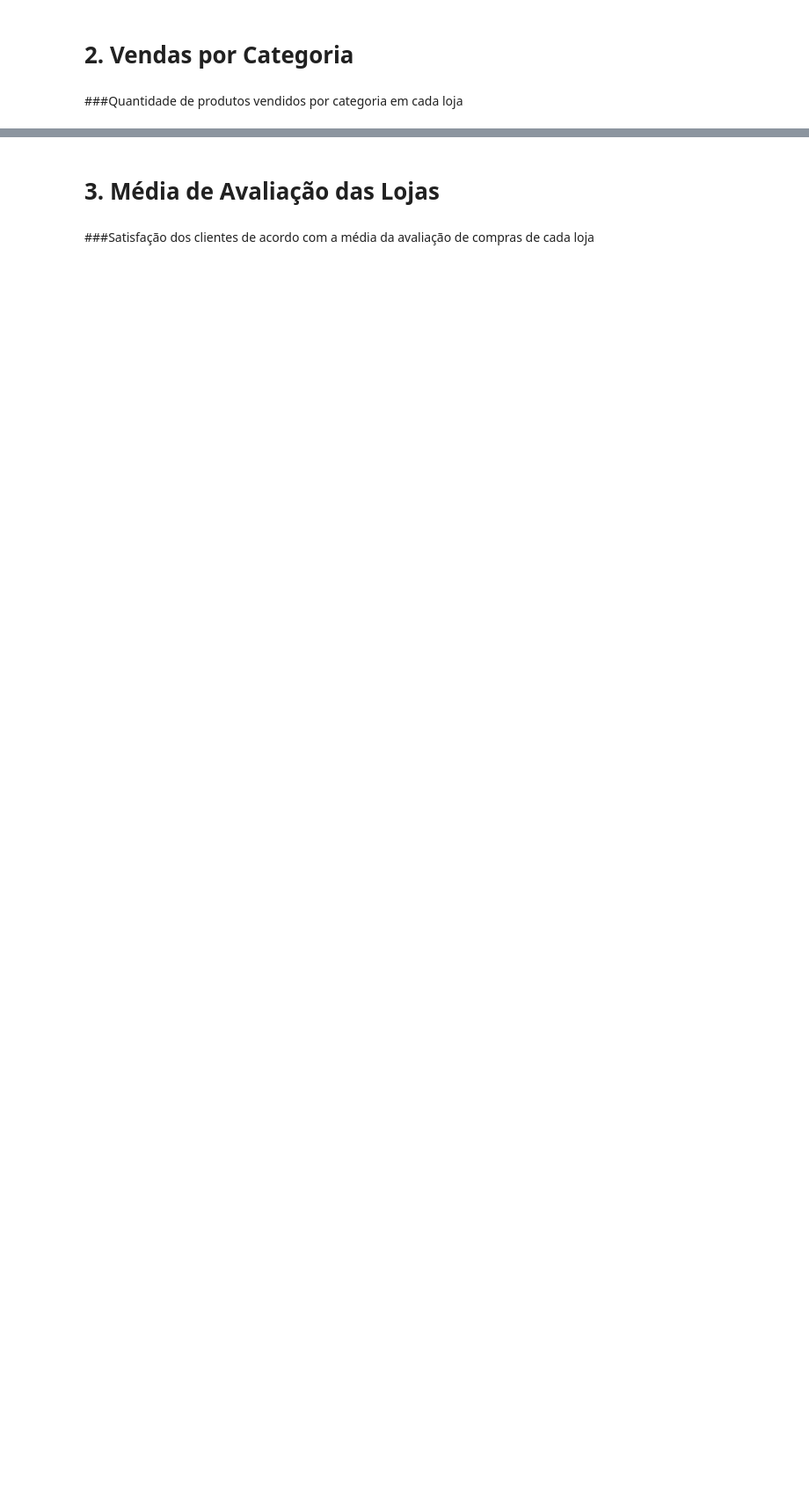
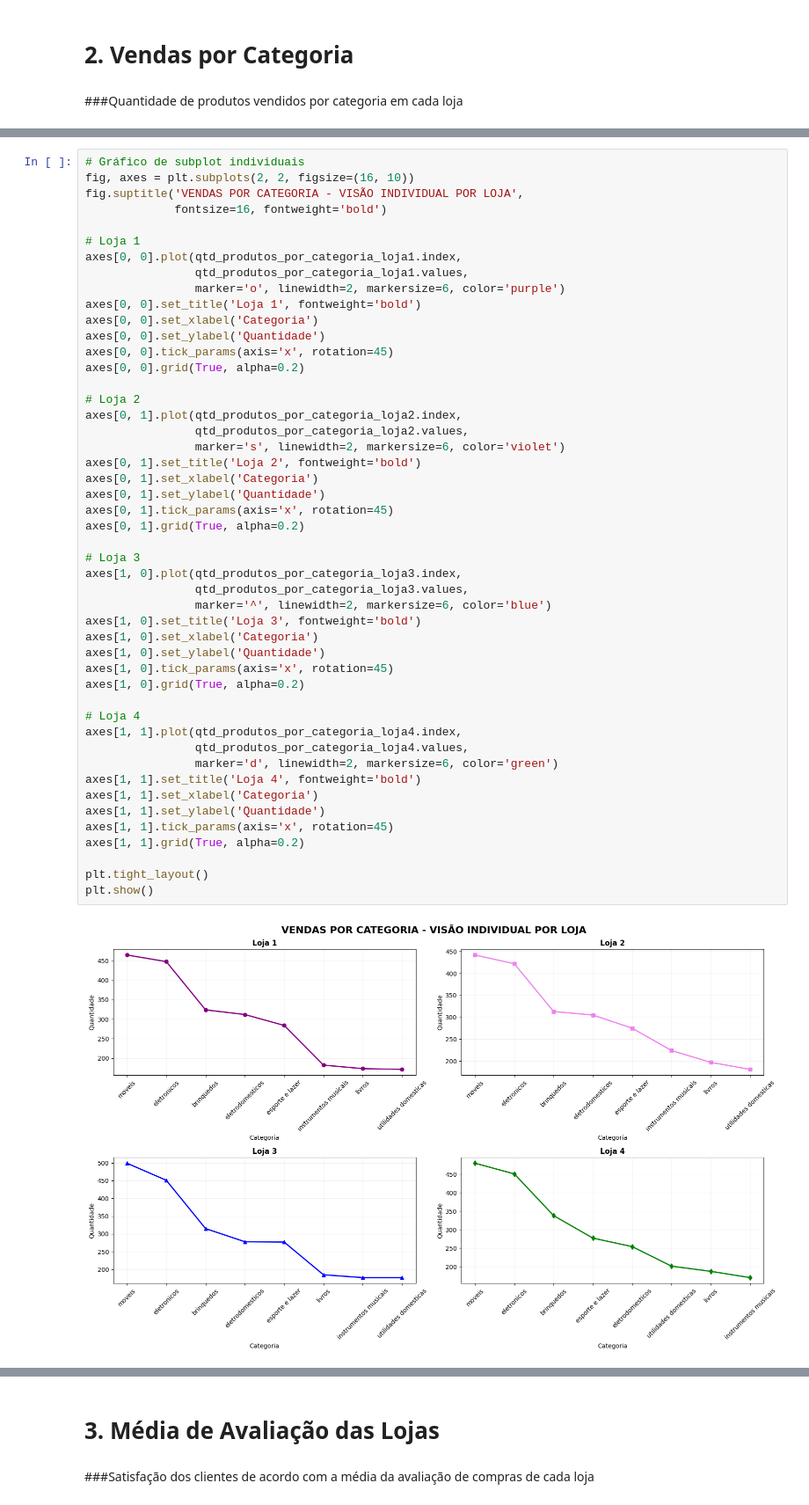
Before and after one commit to RodrigoMeneghettiEducation/AluraStoreBrasilChallengeDataSciencePythonPandas, a Jupyter notebook: AluraStoreBrasil.ipynb, the cells around one changed output, grey strips where cells are left out. Shown at 88% size. Cells and saved outputs as stored; diff of their text form; blank space fills up the shorter version.

```diff
--- a/AluraStoreBrasil.ipynb
+++ b/AluraStoreBrasil.ipynb
@@ -132,0 +235,50 @@ Name: count, dtype: int64
+# %%
+# Gráfico de subplot individuais
+fig, axes = plt.subplots(2, 2, figsize=(16, 10))
+fig.suptitle('VENDAS POR CATEGORIA - VISÃO INDIVIDUAL POR LOJA',
+             fontsize=16, fontweight='bold')
+
+# Loja 1
+axes[0, 0].plot(qtd_produtos_por_categoria_loja1.index,
+                qtd_produtos_por_categoria_loja1.values,
+                marker='o', linewidth=2, markersize=6, color='purple')
+axes[0, 0].set_title('Loja 1', fontweight='bold')
+axes[0, 0].set_xlabel('Categoria')
+axes[0, 0].set_ylabel('Quantidade')
+axes[0, 0].tick_params(axis='x', rotation=45)
+axes[0, 0].grid(True, alpha=0.2)
+
+# Loja 2
+axes[0, 1].plot(qtd_produtos_por_categoria_loja2.index,
+                qtd_produtos_por_categoria_loja2.values,
+                marker='s', linewidth=2, markersize=6, color='violet')
+axes[0, 1].set_title('Loja 2', fontweight='bold')
+axes[0, 1].set_xlabel('Categoria')
+axes[0, 1].set_ylabel('Quantidade')
+axes[0, 1].tick_params(axis='x', rotation=45)
+axes[0, 1].grid(True, alpha=0.2)
+
+# Loja 3
+axes[1, 0].plot(qtd_produtos_por_categoria_loja3.index,
+                qtd_produtos_por_categoria_loja3.values,
+                marker='^', linewidth=2, markersize=6, color='blue')
+axes[1, 0].set_title('Loja 3', fontweight='bold')
+axes[1, 0].set_xlabel('Categoria')
+axes[1, 0].set_ylabel('Quantidade')
+axes[1, 0].tick_params(axis='x', rotation=45)
+axes[1, 0].grid(True, alpha=0.2)
+
+# Loja 4
+axes[1, 1].plot(qtd_produtos_por_categoria_loja4.index,
+                qtd_produtos_por_categoria_loja4.values,
+                marker='d', linewidth=2, markersize=6, color='green')
+axes[1, 1].set_title('Loja 4', fontweight='bold')
+axes[1, 1].set_xlabel('Categoria')
+axes[1, 1].set_ylabel('Quantidade')
+axes[1, 1].tick_params(axis='x', rotation=45)
+axes[1, 1].grid(True, alpha=0.2)
+
+plt.tight_layout()
+plt.show()
+# %% [output]
+[figure, added]
```
Also changed, not shown: parts of 25 cells of this notebook.
